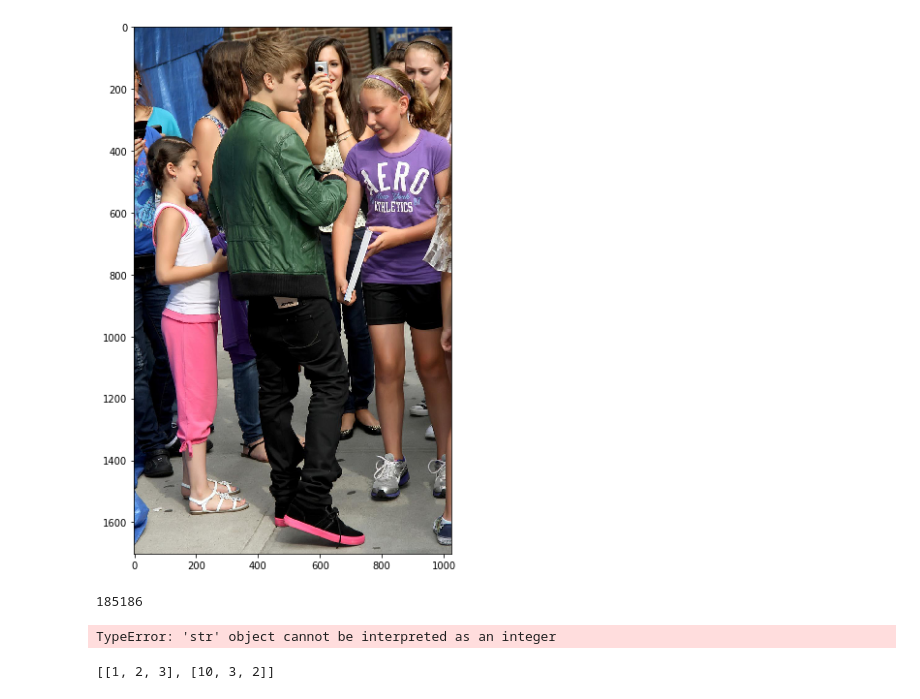
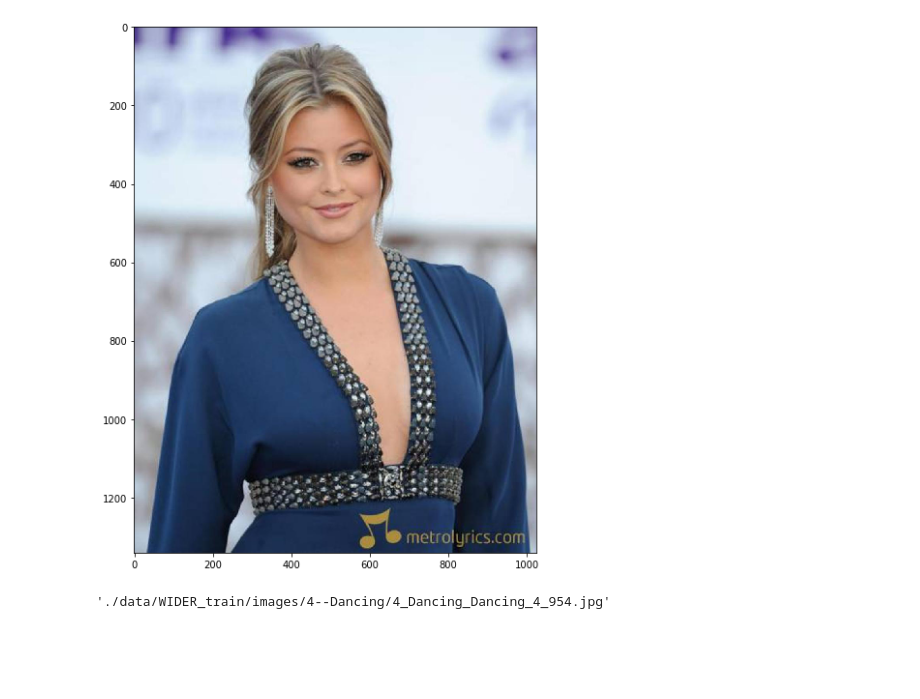
Before and after one commit to v-iashin/WebsiteYOLO, a Jupyter notebook: face_detector/experiments/yolo/train.ipynb, the cells around one changed output. Cells and saved outputs as stored; diff of their text form; code cells hidden in the pictures; blank space fills up the shorter version.

Commit message:
added meta parser

```diff
--- a/face_detector/experiments/yolo/train.ipynb
+++ b/face_detector/experiments/yolo/train.ipynb
@@ -4,56 +5,48 @@
 import cv2
 from matplotlib import pyplot as plt
 # %%
-img_path = 'data/WIDER_train/images/11--Meeting/11_Meeting_Meeting_11_Meeting_Meeting_11_1033.jpg'
+img_path = list(train_meta.keys())[0]
 img = cv2.imread(img_path)
 img = cv2.cvtColor(img, cv2.COLOR_BGR2RGB)
 plt.figure(figsize=(10, 10))
 plt.imshow(img);
 # %% [output]
-[figure, old version]
+[figure, new version]
 # %%
 # x1, y1, w, h, blur, expression, illumination, invalid, occlusion, pose
 # %%
-train_gt_path = './data/wider_face_split/wider_face_train_bbx_gt.txt'
-# train_gt_path = './data/wider_face_split/readme.txt'
+def read_meta_from_file(data_root_path):
+    split_path = os.path.join(data_root_path, 'wider_face_split')
+    train_data_path = os.path.join(data_root_path, 'WIDER_train/images')
+    train_meta_path = os.path.join(split_path, 'wider_face_train_bbx_gt.txt')
 
-meta = {}
+    meta = {}
 
-with open(train_gt_path, 'r') as rfile:
+    with open(train_meta_path, 'r') as rfile:
 
-    i = 0
-    while True:
-        short_file_path = rfile.readline(); i += 1
-        bbox_count = rfile.readline(); i += 1
+        while True:
 
-        short_file_path = short_file_path.replace('\n', '')
+            short_file_path = rfile.readline()
+            bbox_count = rfile.readline()
 
-        try:
+            if short_file_path == '' or bbox_count == '':
+                rfile.close()
+                break
+
+            short_file_path = short_file_path.replace('\n', '')
             bbox_count = int(bbox_count.replace('\n', ''))
 
-        except ValueError:
-            print(i, short_file_path, bbox_count)
+            full_file_path = os.path.join(train_data_path, short_file_path)
 
-        gt_bboxes = []
+            gt_bboxes = []
 
-        for _ in range(bbox_count):
-            attributes = rfile.readline(); i += 1
-            attributes = attributes.replace('\n', '').split(' ')
-            attributes = [int(att) for att in attributes if len(att) > 0]
+            for _ in range(bbox_count):
+                attributes = rfile.readline()
+                attributes = attributes.replace('\n', '').split(' ')
+                attributes = [int(att) for att in attributes if len(att) > 0]
 
-            gt_bboxes.append(attributes)
+                gt_bboxes.append(attributes)
 
-        meta[short_file_path] = gt_bboxes
+            meta[full_file_path] = gt_bboxes
+
+    return meta
-# %% [output]
-185186
-TypeError: 'str' object cannot be interpreted as an integer
-# %%
-gt_bboxes = []
-attributes = [1, 2, 3]
-bttributes = [10, 3, 2]
-
-gt_bboxes.append(attributes)
-gt_bboxes.append(bttributes)
-gt_bboxes
-# %% [output]
-[[1, 2, 3], [10, 3, 2]]
@@ -59,0 +55,4 @@ gt_bboxes
+# %%
+list(train_meta.keys())[0]
+# %% [output]
+'./data/WIDER_train/images/4--Dancing/4_Dancing_Dancing_4_954.jpg'
```
Also changed, not shown: parts of 2 cells of this notebook.
